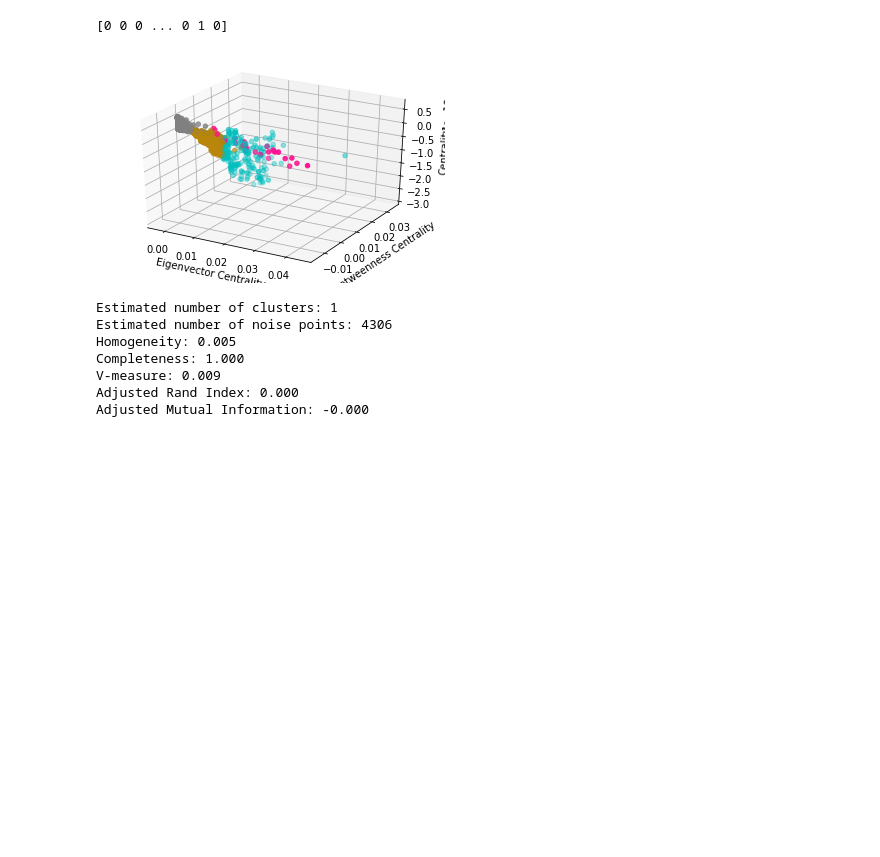
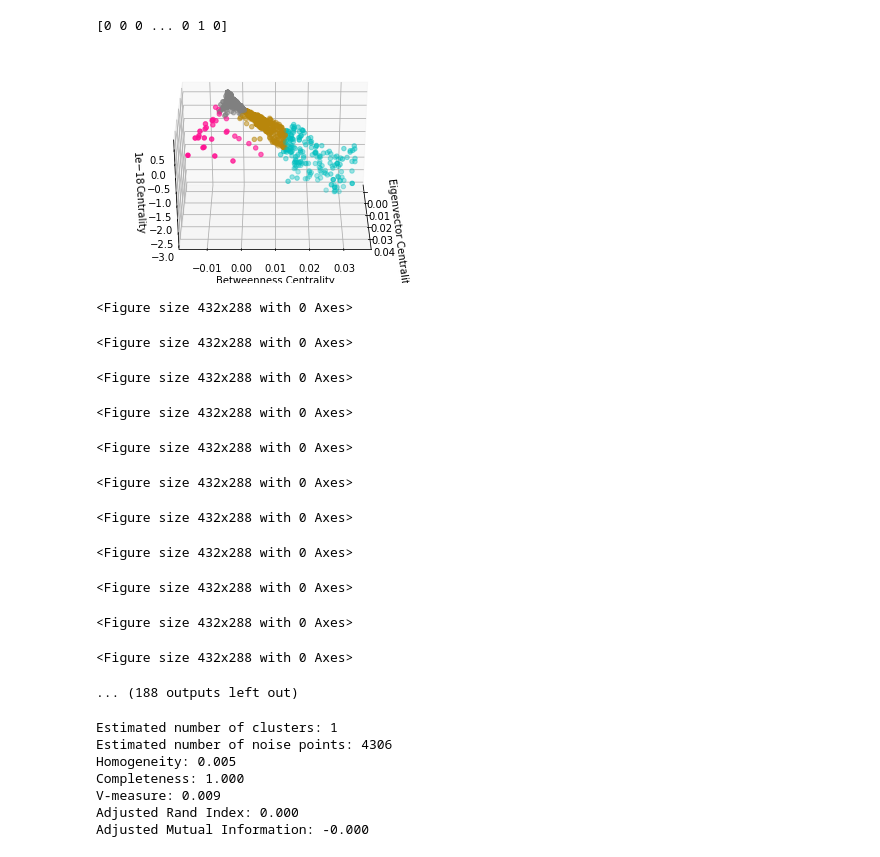
Before and after one commit to MarinerT/CreatingIPProfiles, a Jupyter notebook: worksheet/KMeansClustering.ipynb, the cells around one changed output. Cells and saved outputs as stored; diff of their text form; code cells hidden in the pictures; blank space fills up the shorter version.

```diff
--- a/worksheet/KMeansClustering.ipynb
+++ b/worksheet/KMeansClustering.ipynb
@@ -567,38 +567,50 @@ colors = list(zip(*sorted((
                             mcolors.BASE_COLORS, **mcolors.CSS4_COLORS
                                                       ).items())))[1]
 
 
 # number of steps to taken generate n(clusters) colors
 skips = math.floor(len(colors[5 : -5])/clusters)
 cluster_colors = colors[5 : -5 : skips]
 
 
 from mpl_toolkits.mplot3d import Axes3D
 import matplotlib.pyplot as plt
 
 fig = plt.figure()
 ax = fig.add_subplot(111, projection = '3d')
 ax.scatter(pca_data_noutliers[0], pca_data_noutliers[1], pca_data_noutliers[2],
            c = list(map(lambda label : cluster_colors[label],
                                             kmeans.labels_)))
 # ax.set_xlim(0, .15)
 # ax.set_ylim(-.05, .25)
 # ax.set_zlim(-.25, .05)
 ax.set_xlabel('Eigenvector Centrality')
 ax.set_ylabel('Betweenness Centrality')
 ax.set_zlabel('Centrality')
 str_labels = list(map(lambda label:'% s' % label, kmeans.labels_))
 
 # list(map(lambda data1, data2, data3, str_label:
 #          ax.text(data1, data2, data3, s = str_label, size = 16.5,
 #          zorder = 20, color = 'k'), pca_data[0], pca_data[1],
 #          pca_data[2], str_labels))
-# for angle in range(0, 360):
-#     ax.view_init(0, angle)
-#     plt.draw()
-#     plt.pause(.001)
+for angle in range(0, 360):
+    ax.view_init(30, angle)
+    plt.draw()
+    plt.pause(.001)
 # %% [output]
-[figure, old version]
+[figure, new version]
+<Figure size 432x288 with 0 Axes>
+<Figure size 432x288 with 0 Axes>
+<Figure size 432x288 with 0 Axes>
+<Figure size 432x288 with 0 Axes>
+<Figure size 432x288 with 0 Axes>
+<Figure size 432x288 with 0 Axes>
+<Figure size 432x288 with 0 Axes>
+<Figure size 432x288 with 0 Axes>
+<Figure size 432x288 with 0 Axes>
+<Figure size 432x288 with 0 Axes>
+<Figure size 432x288 with 0 Axes>
+... (188 outputs left out)
 # %%
 from sklearn.cluster import DBSCAN
 from sklearn.metrics import homogeneity_score, completeness_score,v_measure_score, adjusted_rand_score, adjusted_mutual_info_score, silhouette_score
```
Also changed, not shown: 1 other file.
